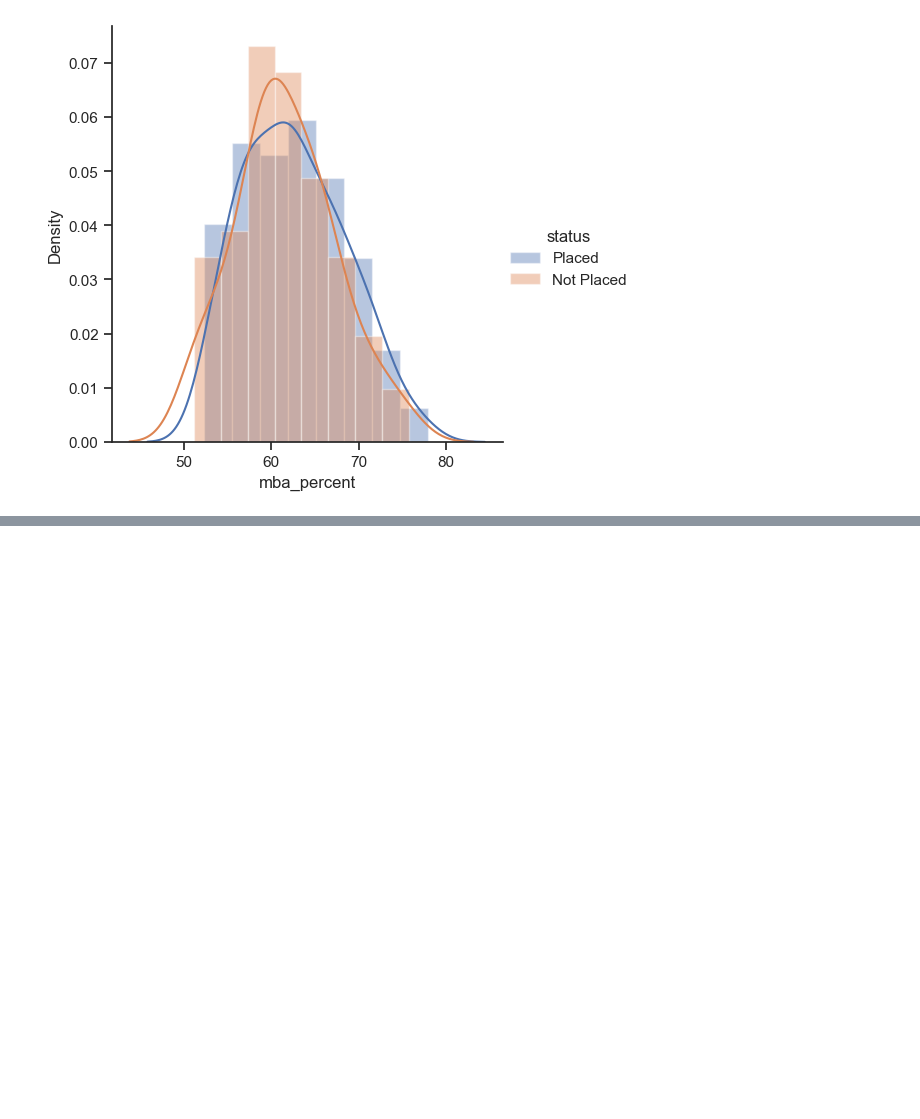
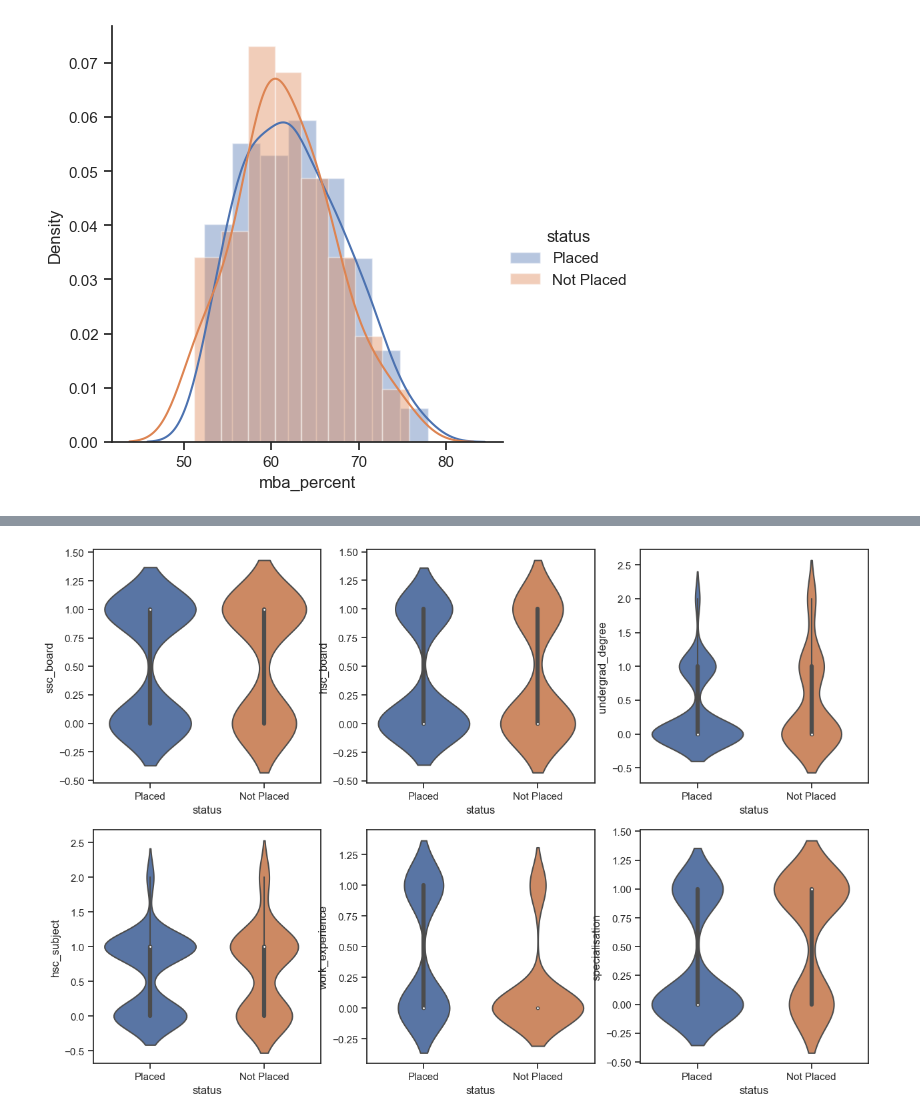
Before and after one commit to masanbasa3k/Machine_Learning, a Jupyter notebook: Job_placement_datacleaning_EDA_classification.ipynb, the cells around one changed output, grey strips where cells are left out. Saved outputs shown, nothing was run; the diff lists cells and outputs as text; code cells hidden in the pictures; blank space fills up the shorter version.

```diff
--- a/Job_placement_datacleaning_EDA_classification.ipynb
+++ b/Job_placement_datacleaning_EDA_classification.ipynb
@@ -266,0 +354,26 @@ sns.FacetGrid(df, hue='status', height=5).map(sns.distplot,'mba_percent').add_le
+# %%
+df["undergrad_degree"] = df["undergrad_degree"].map({"Sci&Tech": 1, "Comm&Mgmt": 0, "Others": 2})
+# %%
+df["hsc_subject"] = df["hsc_subject"].map({"Commerce": 1, "Science": 0, "Arts": 2})
+# %%
+df["work_experience"] = df["work_experience"].map({"Yes": 1, "No": 0})
+# %%
+df["specialisation"] = df["specialisation"].map({"Mkt&HR": 1, "Mkt&Fin": 0})
+# %%
+sns.set(style='ticks')
+plt.figure(figsize=(15,10))
+plt.subplot(2,3,1)
+sns.violinplot(x='status', y='ssc_board', data=df)
+plt.subplot(2,3,2)
+sns.violinplot(x='status', y='hsc_board', data=df)
+plt.subplot(2,3,3)
+sns.violinplot(x='status', y='undergrad_degree', data=df)
+plt.subplot(2,3,4)
+sns.violinplot(x='status', y='hsc_subject', data=df)
+plt.subplot(2,3,5)
+sns.violinplot(x='status', y='work_experience', data=df)
+plt.subplot(2,3,6)
+sns.violinplot(x='status', y='specialisation', data=df)
+plt.show()
+# %% [output]
+[figure, added]
```
Also changed, not shown: parts of 16 cells of this notebook.
